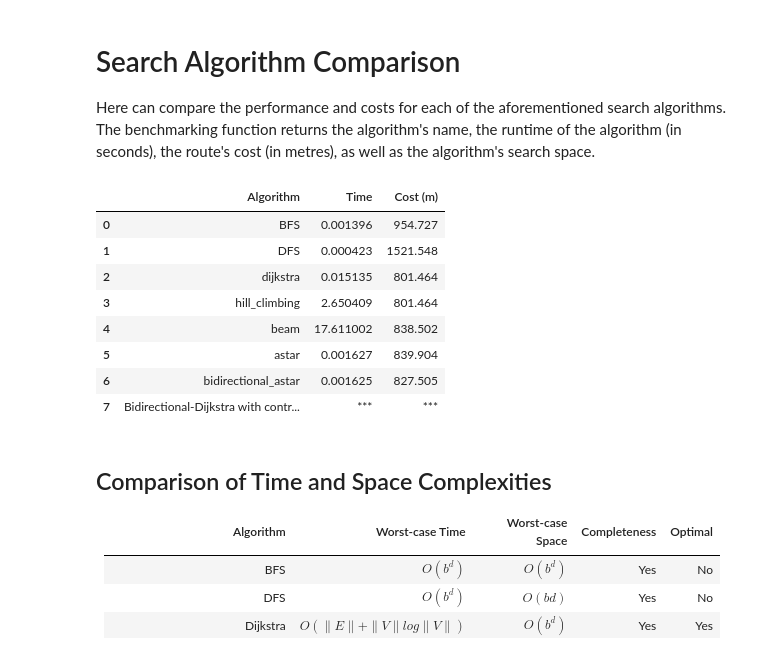
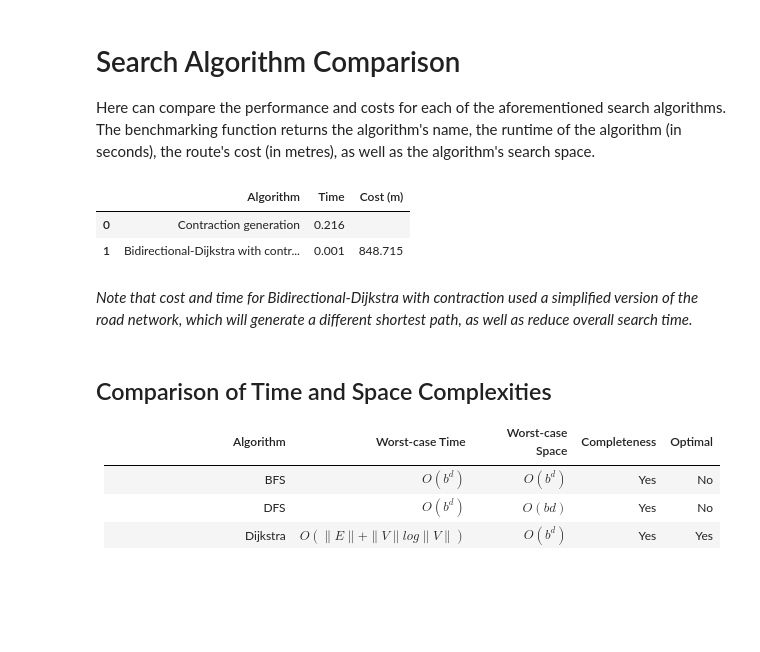
Before and after one commit to SmartMobilityAlgorithms/book, a Jupyter notebook: _sources/content/GraphSearchAlgorithms/SearchComparison.ipynb, the cells around one changed output. Drawn from its saved outputs; the diff is of its cells as text; code cells hidden in the pictures; blank space fills up the shorter version.

```diff
--- a/_sources/content/GraphSearchAlgorithms/SearchComparison.ipynb
+++ b/_sources/content/GraphSearchAlgorithms/SearchComparison.ipynb
@@ -7,43 +7,52 @@ Here can compare the performance and costs for each of the aforementioned search
 import osmnx
 import pandas
 from smart_mobility_utilities.common import Node
 from smart_mobility_utilities.search import *
 
+stats = []
 reference = (43.661667, -79.395)
 G = osmnx.graph_from_point(reference, dist=300, clean_periphery=True, simplify=True)
 origin = Node(graph=G, osmid=55808290)
 destination = Node(graph=G, osmid=389677909)
 
-stats = []
+
 # Benchmark Blind Search Algorithms
 stats.append(benchmark(BFS,use_G=False, G=G,origin=origin, destination=destination)) # BFS
 stats.append(benchmark(DFS,use_G=False, G=G,origin=origin, destination=destination)) # DFS
 stats.append(benchmark(dijkstra, G=G,origin=origin, destination=destination)) # Dijkstra
 
 # Benchmark Informed Search Algorithms
 stats.append(benchmark(hill_climbing, G=G, origin=origin, destination=destination))
 stats.append(benchmark(beam, G=G, origin=origin, destination=destination))
 stats.append(benchmark(astar,G=G,origin=origin, destination=destination))
 
 # Handle special case for bidirectional A*
 name, rtime, rcost = benchmark(bidirectional_astar,include_cost=False,G=G,origin=origin, destination=destination)
 rcost = 827.505 # (from previous section)
 stats.append((name,rtime,rcost))
 
-stats.append(('Bidirectional-Dijkstra with contraction','***','***'))
+# Benchmark both the contraction generation as well as the search
+G = osmnx.graph_from_point(reference, dist=300, clean_periphery=True, simplify=True, network_type='drive_service')
+start = 36603405
+end = 24959560
+c_gen = process_time()
+G, hierarchy = contraction_hierarchy_generate(G)
+c_gen = process_time() - c_gen
+ch_time = process_time()
+route, ch_cost = bidirectional_dijkstra_with_contraction(G,start,end,hierarchy, cost=True)
+ch_time = process_time() - ch_time
+
+stats.append(('Contraction generation',c_gen,''))
+stats.append(('Bidirectional-Dijkstra with contraction',ch_time,ch_cost))
 df = pandas.DataFrame(stats, columns=['Algorithm','Time','Cost (m)'])
 df.style.hide_index() # Hide the index for display purposes
 df.round(3)
 # %% [output]
 |  | Algorithm | Time | Cost (m) |
-| 0 | BFS | 0.001396 | 954.727 |
-| 1 | DFS | 0.000423 | 1521.548 |
-| 2 | dijkstra | 0.015135 | 801.464 |
-| 3 | hill_climbing | 2.650409 | 801.464 |
-| 4 | beam | 17.611002 | 838.502 |
-| 5 | astar | 0.001627 | 839.904 |
-| 6 | bidirectional_astar | 0.001625 | 827.505 |
-| 7 | Bidirectional-Dijkstra with contr... | *** | *** |
+| 0 | Contraction generation | 0.216 |  |
+| 1 | Bidirectional-Dijkstra with contr... | 0.001 | 848.715 |
+# %% [markdown]
+*Note that cost and time for Bidirectional-Dijkstra with contraction used a simplified version of the road network, which will generate a different shortest path, as well as reduce overall search time.*
 # %% [markdown]
 ## Comparison of Time and Space Complexities
 
```
Also changed, not shown: 28 other files.
